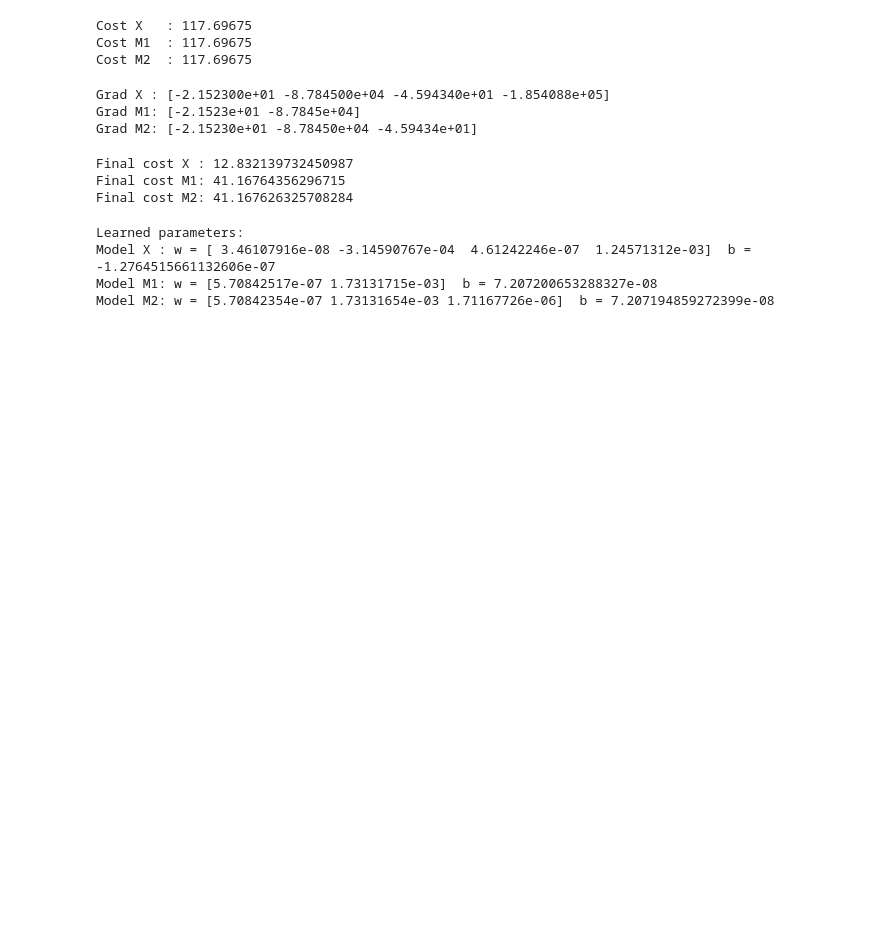
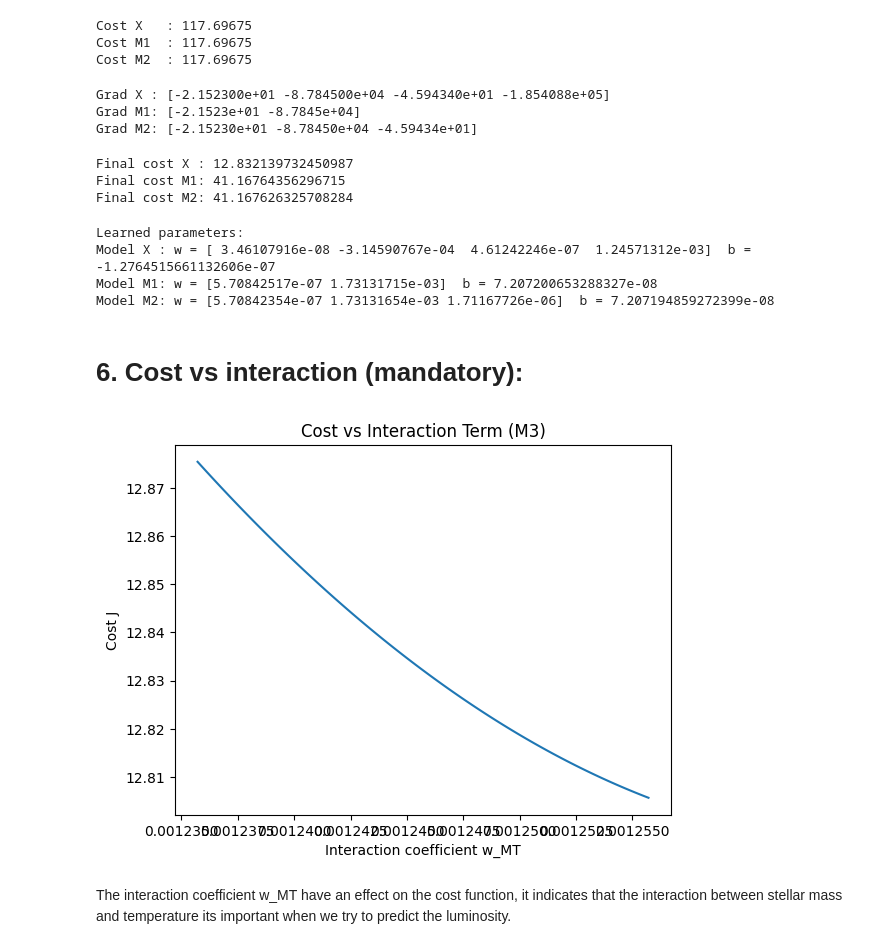
Before and after one commit to andrescalderonr/Stellar-luminosity-Andres-Calderon, a Jupyter notebook: 02_part2_polyreg.ipynb, the cells around one changed output. Cells and saved outputs as stored; diff of their text form; code cells hidden in the pictures; blank space fills up the shorter version.

```diff
--- a/02_part2_polyreg.ipynb
+++ b/02_part2_polyreg.ipynb
@@ -592,3 +592,33 @@ Learned parameters:
 Model X : w = [ 3.46107916e-08 -3.14590767e-04  4.61242246e-07  1.24571312e-03]  b = -1.2764515661132606e-07
 Model M1: w = [5.70842517e-07 1.73131715e-03]  b = 7.207200653288327e-08
 Model M2: w = [5.70842354e-07 1.73131654e-03 1.71167726e-06]  b = 7.207194859272399e-08
+# %% [markdown]
+# 6. Cost vs interaction (mandatory):
+# %%
+w_M3 = w_learned
+b_M3 = b_learned
+idx_MT = 3  # posición de M*T en X
+
+w_MT_range = np.linspace(
+    w_M3[idx_MT] - 1e-5,
+    w_M3[idx_MT] + 1e-5,
+    100
+)
+cost_values = []
+
+for w_MT in w_MT_range:
+    w_temp = w_M3.copy()
+    w_temp[idx_MT] = w_MT
+    cost = compute_cost(X, L, w_temp, b_M3)
+    cost_values.append(cost)
+
+plt.figure()
+plt.plot(w_MT_range, cost_values)
+plt.xlabel("Interaction coefficient w_MT")
+plt.ylabel("Cost J")
+plt.title("Cost vs Interaction Term (M3)")
+plt.show()
+# %% [output]
+[figure, added]
+# %% [markdown]
+The interaction coefficient w_MT have an effect on the cost function, it indicates that the interaction between stellar mass and temperature its important when we try to predict the luminosity.
```
Also changed, not shown: parts of 1 cell of this notebook.
